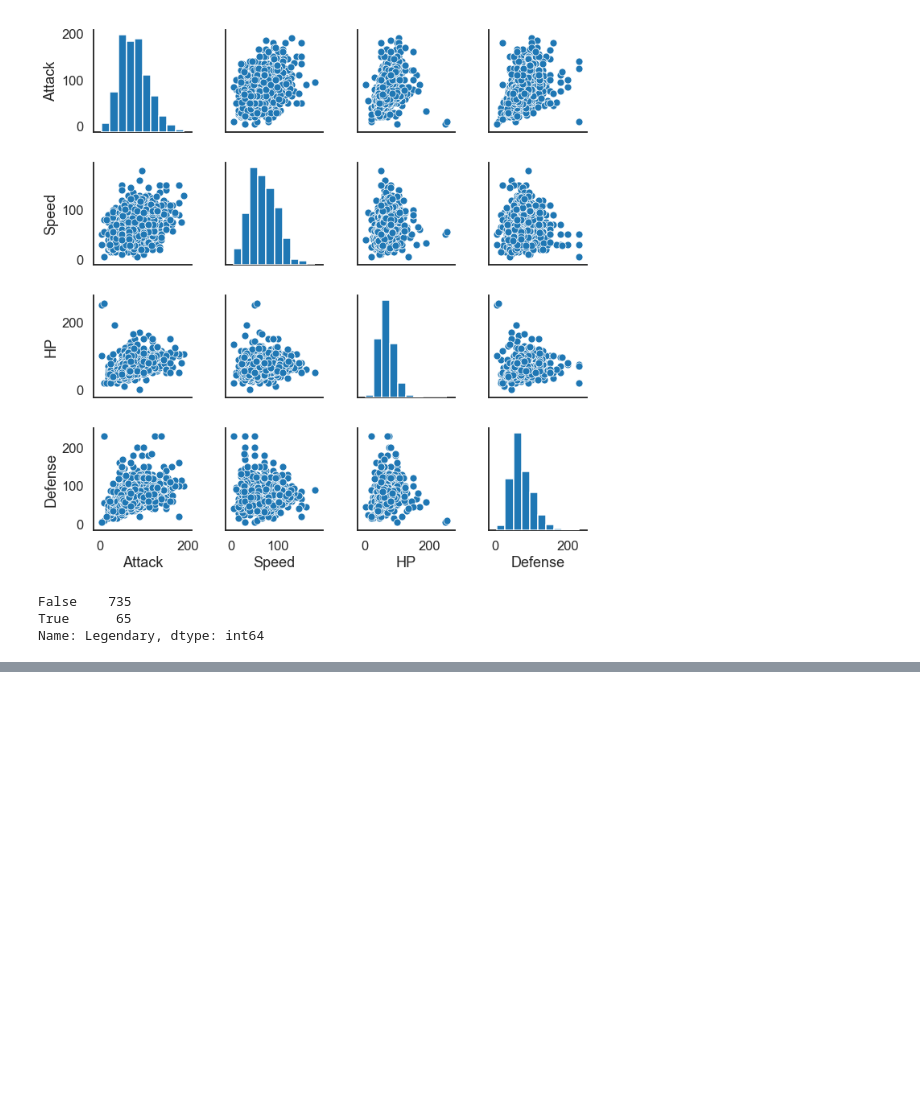
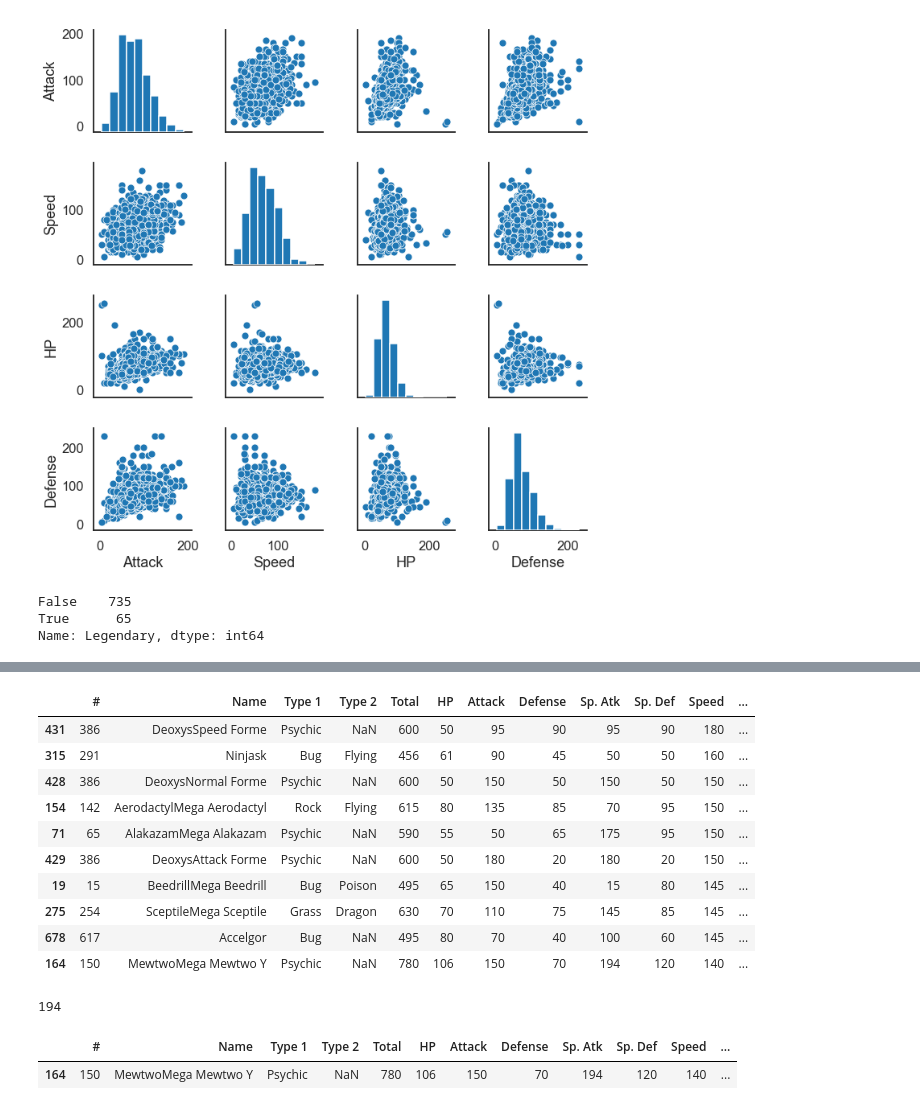
Before and after one commit to DanielPDWalker/Pokemon-Seaborn-Exploration, a Jupyter notebook: Pokemon - Rough Seaborn Visulisation Workbook.ipynb, the cells around one changed output, grey strips where cells are left out. Drawn from its saved outputs; the diff is of its cells as text; code cells hidden in the pictures; blank space fills up the shorter version.

```diff
--- a/Pokemon - Rough Seaborn Visulisation Workbook.ipynb
+++ b/Pokemon - Rough Seaborn Visulisation Workbook.ipynb
@@ -168,0 +200,23 @@ ax = sns.scatterplot(x="Attack", y="Sp. Atk",
+# %%
+df.sort_values('Speed', ascending=False).head(10)
+# %% [output]
+|  | # | Name | Type 1 | Type 2 | Total | HP | Attack | Defense | Sp. Atk | Sp. Def | Speed | ... |
+| 431 | 386 | DeoxysSpeed Forme | Psychic | NaN | 600 | 50 | 95 | 90 | 95 | 90 | 180 | ... |
+| 315 | 291 | Ninjask | Bug | Flying | 456 | 61 | 90 | 45 | 50 | 50 | 160 | ... |
+| 428 | 386 | DeoxysNormal Forme | Psychic | NaN | 600 | 50 | 150 | 50 | 150 | 50 | 150 | ... |
+| 154 | 142 | AerodactylMega Aerodactyl | Rock | Flying | 615 | 80 | 135 | 85 | 70 | 95 | 150 | ... |
+| 71 | 65 | AlakazamMega Alakazam | Psychic | NaN | 590 | 55 | 50 | 65 | 175 | 95 | 150 | ... |
+| 429 | 386 | DeoxysAttack Forme | Psychic | NaN | 600 | 50 | 180 | 20 | 180 | 20 | 150 | ... |
+| 19 | 15 | BeedrillMega Beedrill | Bug | Poison | 495 | 65 | 150 | 40 | 15 | 80 | 145 | ... |
+| 275 | 254 | SceptileMega Sceptile | Grass | Dragon | 630 | 70 | 110 | 75 | 145 | 85 | 145 | ... |
+| 678 | 617 | Accelgor | Bug | NaN | 495 | 80 | 70 | 40 | 100 | 60 | 145 | ... |
+| 164 | 150 | MewtwoMega Mewtwo Y | Psychic | NaN | 780 | 106 | 150 | 70 | 194 | 120 | 140 | ... |
+# %%
+df['Sp. Atk'].max()
+# %% [output]
+194
+# %%
+df.loc[df['Sp. Atk'] == 194]
+# %% [output]
+|  | # | Name | Type 1 | Type 2 | Total | HP | Attack | Defense | Sp. Atk | Sp. Def | Speed | ... |
+| 164 | 150 | MewtwoMega Mewtwo Y | Psychic | NaN | 780 | 106 | 150 | 70 | 194 | 120 | 140 | ... |
```
Also changed, not shown: parts of 7 cells of this notebook.
